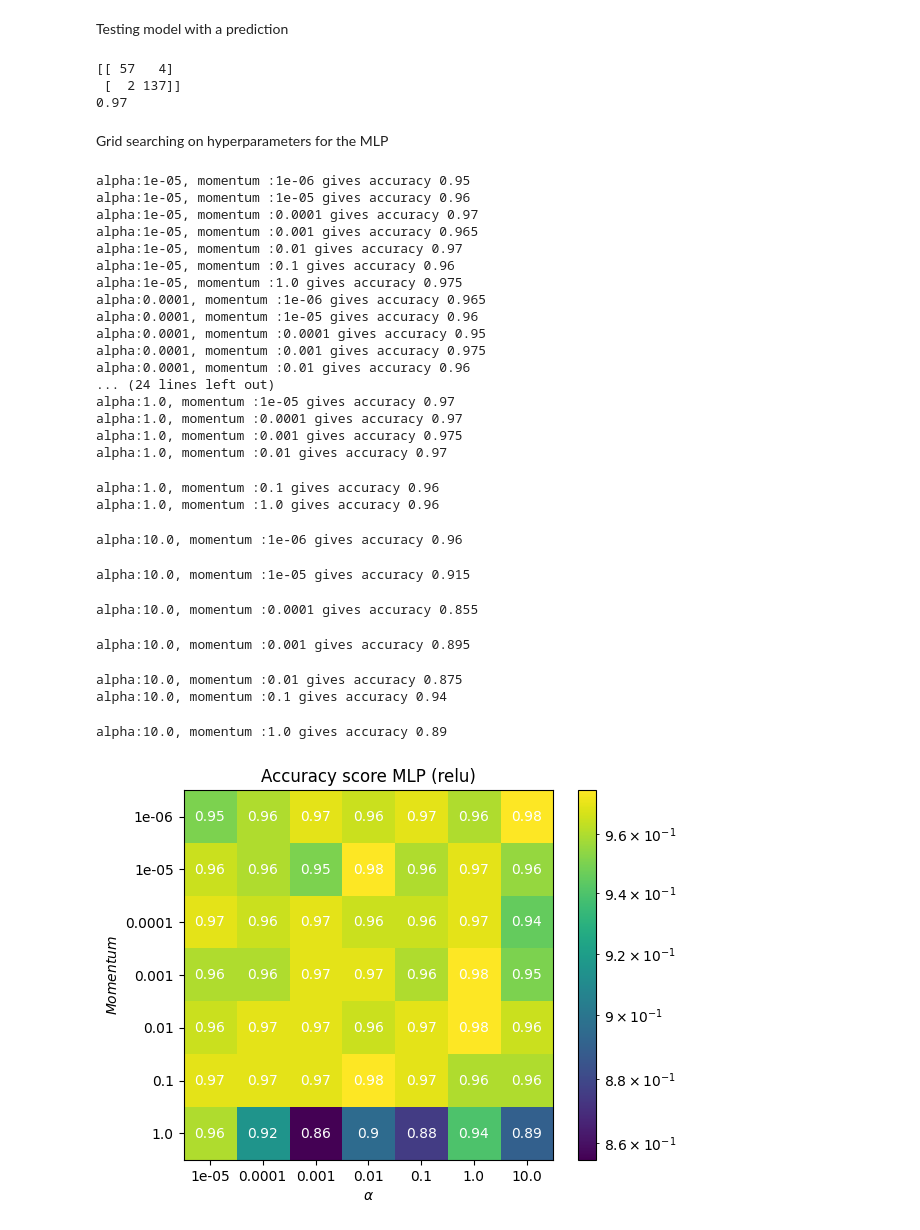
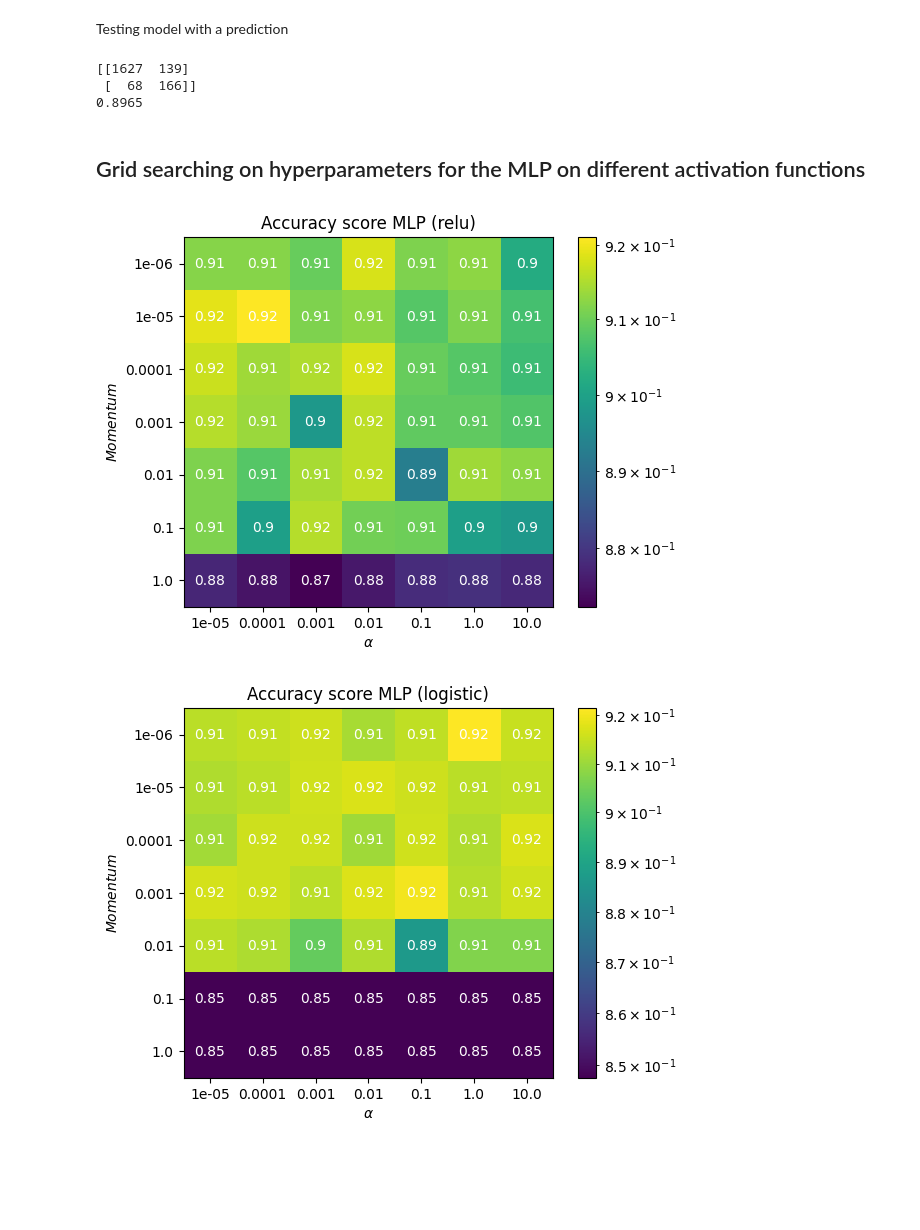
Before and after one commit to mathiasmellemstuen/FYS_STK4155_Prosjekt_3, a Jupyter notebook: src/main.ipynb, the cells around one changed output. Drawn from its saved outputs; the diff is of its cells as text; code cells hidden in the pictures; blank space fills up the shorter version.

Commit message:
Adding changes from Erlend branch and adding more plots

```diff
--- a/src/main.ipynb
+++ b/src/main.ipynb
@@ -19,7 +39,7 @@ Loading covid dataset and splitting in train / test
 # Loading covid dataset
 headers, X, Y = load_covid_data()
 
-n_datapoints = 1000
+n_datapoints = 10000
 
 X = X[: n_datapoints, :]
 Y = Y[: n_datapoints]
@@ -40,38 +60,16 @@ Testing model with a prediction
 y_pred = classifier.predict(X_test)
 print(accuracy_score(y_pred, Y_test))
 # %% [output]
-[[ 57   4]
- [  2 137]]
-0.97
+[[1627  139]
+ [  68  166]]
+0.8965
 # %% [markdown]
-Grid searching on hyperparameters for the MLP
+## Grid searching on hyperparameters for the MLP on different activation functions
 # %%
-grid_search_hyperparameters_MLP(X_train, X_test, Y_train, Y_test, "Accuracy score MLP (relu)", func="relu", verbose=True)
+grid_search_hyperparameters_MLP(X_train, X_test, Y_train, Y_test, "Accuracy score MLP (relu)", func="relu", verbose = False)
 # %% [output]
-alpha:1e-05, momentum :1e-06 gives accuracy 0.95
-alpha:1e-05, momentum :1e-05 gives accuracy 0.96
-alpha:1e-05, momentum :0.0001 gives accuracy 0.97
-alpha:1e-05, momentum :0.001 gives accuracy 0.965
-alpha:1e-05, momentum :0.01 gives accuracy 0.97
-alpha:1e-05, momentum :0.1 gives accuracy 0.96
-alpha:1e-05, momentum :1.0 gives accuracy 0.975
-alpha:0.0001, momentum :1e-06 gives accuracy 0.965
-alpha:0.0001, momentum :1e-05 gives accuracy 0.96
-alpha:0.0001, momentum :0.0001 gives accuracy 0.95
-alpha:0.0001, momentum :0.001 gives accuracy 0.975
-alpha:0.0001, momentum :0.01 gives accuracy 0.96
-... (24 lines left out)
-alpha:1.0, momentum :1e-05 gives accuracy 0.97
-alpha:1.0, momentum :0.0001 gives accuracy 0.97
-alpha:1.0, momentum :0.001 gives accuracy 0.975
-alpha:1.0, momentum :0.01 gives accuracy 0.97
-alpha:1.0, momentum :0.1 gives accuracy 0.96
-alpha:1.0, momentum :1.0 gives accuracy 0.96
-alpha:10.0, momentum :1e-06 gives accuracy 0.96
-alpha:10.0, momentum :1e-05 gives accuracy 0.915
-alpha:10.0, momentum :0.0001 gives accuracy 0.855
-alpha:10.0, momentum :0.001 gives accuracy 0.895
-alpha:10.0, momentum :0.01 gives accuracy 0.875
-alpha:10.0, momentum :0.1 gives accuracy 0.94
-alpha:10.0, momentum :1.0 gives accuracy 0.89
-[figure, old version]
+[figure, new version]
+# %%
+grid_search_hyperparameters_MLP(X_train, X_test, Y_train, Y_test, "Accuracy score MLP (logistic)", func="logistic", verbose = False)
+# %% [output]
+[figure, added]
```
Also changed, not shown: parts of 24 cells of this notebook, 6 other files.
